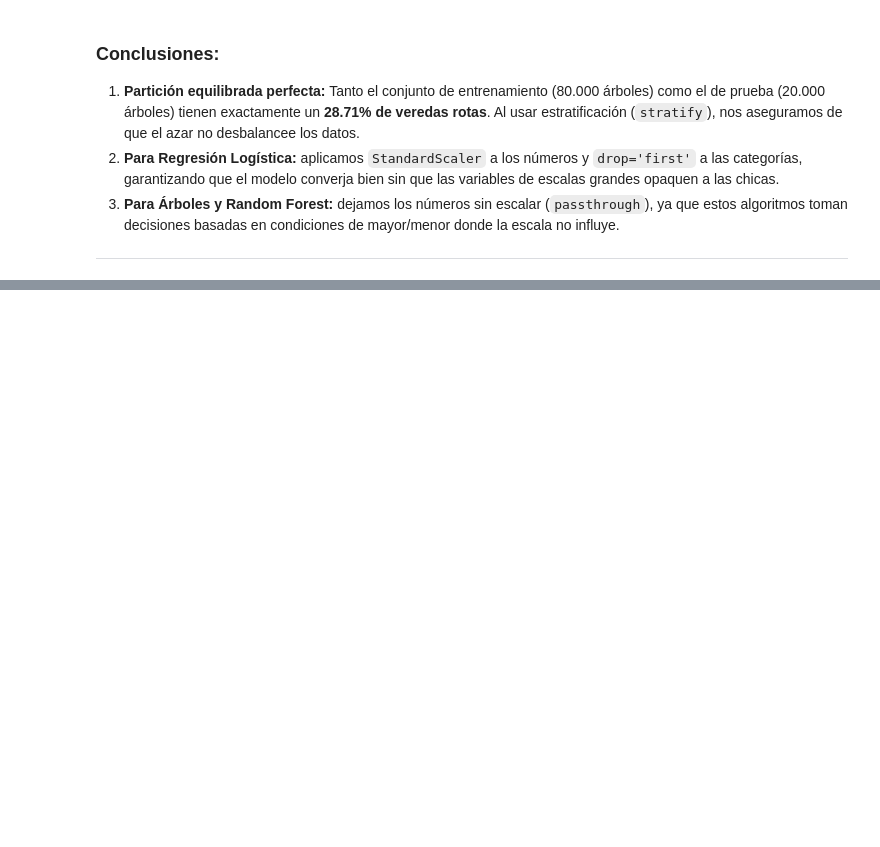
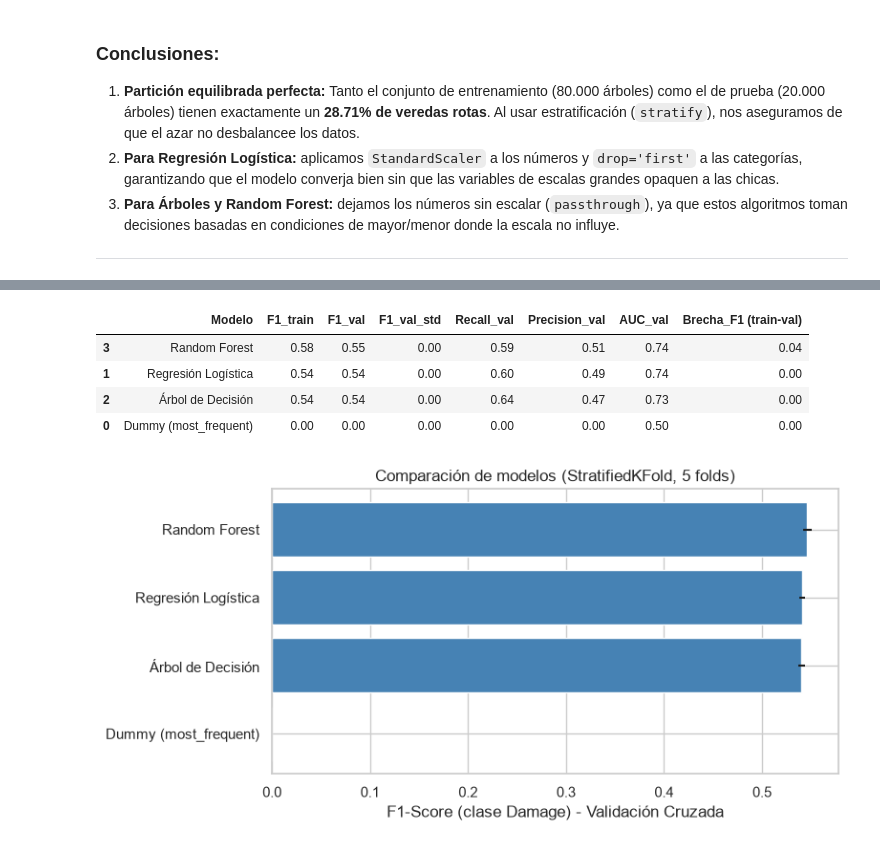
Before and after one commit to EnzoFer/YPF-curso-Data-Science, a Jupyter notebook: Final/Final.ipynb, the cells around one changed output, grey strips where cells are left out. Saved outputs shown, nothing was run; the diff lists cells and outputs as text; code cells hidden in the pictures; blank space fills up the shorter version.

```diff
--- a/Final/Final.ipynb
+++ b/Final/Final.ipynb
@@ -539,0 +544,63 @@ weighted avg       0.51      0.71      0.59     20000
+# %%
+from sklearn.pipeline import Pipeline
+from sklearn.linear_model import LogisticRegression
+from sklearn.tree import DecisionTreeClassifier
+from sklearn.ensemble import RandomForestClassifier
+from sklearn.model_selection import StratifiedKFold, cross_validate
+
+skf = StratifiedKFold(n_splits=5, shuffle=True, random_state=42)
+
+models = {
+    "Dummy (most_frequent)": Pipeline([
+        ('prep', preprocessor_tree),
+        ('clf', DummyClassifier(strategy='most_frequent'))
+    ]),
+    "Regresión Logística": Pipeline([
+        ('prep', preprocessor_linear),
+        ('clf', LogisticRegression(class_weight='balanced', max_iter=1000, random_state=42))
+    ]),
+    "Árbol de Decisión": Pipeline([
+        ('prep', preprocessor_tree),
+        ('clf', DecisionTreeClassifier(max_depth=6, class_weight='balanced', random_state=42))
+    ]),
+    "Random Forest": Pipeline([
+        ('prep', preprocessor_tree),
+        ('clf', RandomForestClassifier(n_estimators=100, max_depth=12, class_weight='balanced',
+                                       n_jobs=-1, random_state=42))
+    ])
+}
+
+scoring = ['f1', 'recall', 'precision', 'roc_auc']
+res_cv = []
+for name, model in models.items():
+    cv = cross_validate(model, X_train, y_train, cv=skf, scoring=scoring,
+                        return_train_score=True, n_jobs=-1)
+    res_cv.append({
+        'Modelo': name,
+        'F1_train': cv['train_f1'].mean(),
+        'F1_val': cv['test_f1'].mean(),
+        'F1_val_std': cv['test_f1'].std(),
+        'Recall_val': cv['test_recall'].mean(),
+        'Precision_val': cv['test_precision'].mean(),
+        'AUC_val': cv['test_roc_auc'].mean()
+    })
+
+df_cv = pd.DataFrame(res_cv).sort_values('F1_val', ascending=False).round(4)
+df_cv['Brecha_F1 (train-val)'] = (df_cv['F1_train'] - df_cv['F1_val']).round(4)
+display(df_cv)
+
+# Gráfico comparativo de F1 en validación (con desvío estándar)
+plt.figure(figsize=(8, 4))
+plt.barh(df_cv['Modelo'], df_cv['F1_val'], xerr=df_cv['F1_val_std'], color='steelblue')
+plt.xlabel('F1-Score (clase Damage) - Validación Cruzada')
+plt.title('Comparación de modelos (StratifiedKFold, 5 folds)')
+plt.gca().invert_yaxis()
+plt.tight_layout()
+plt.show()
+# %% [output]
+|  | Modelo | F1_train | F1_val | F1_val_std | Recall_val | Precision_val | AUC_val | Brecha_F1 (train-val) |
+| 3 | Random Forest | 0.58 | 0.55 | 0.00 | 0.59 | 0.51 | 0.74 | 0.04 |
+| 1 | Regresión Logística | 0.54 | 0.54 | 0.00 | 0.60 | 0.49 | 0.74 | 0.00 |
+| 2 | Árbol de Decisión | 0.54 | 0.54 | 0.00 | 0.64 | 0.47 | 0.73 | 0.00 |
+| 0 | Dummy (most_frequent) | 0.00 | 0.00 | 0.00 | 0.00 | 0.00 | 0.50 | 0.00 |
+[figure, added]
```
Also changed, not shown: parts of 17 cells of this notebook, 2 other files.
